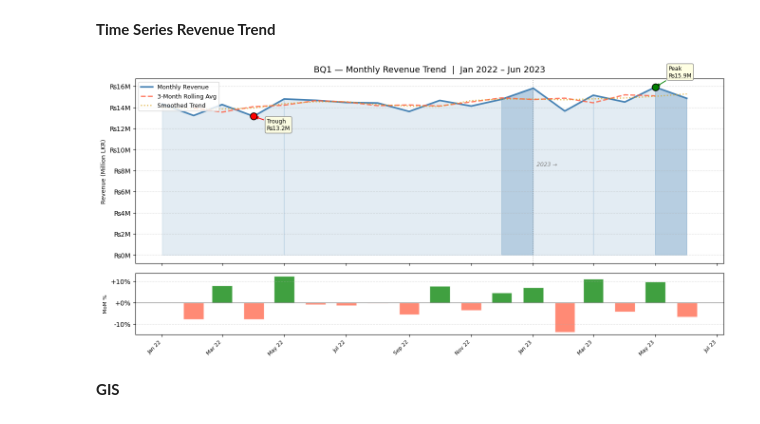
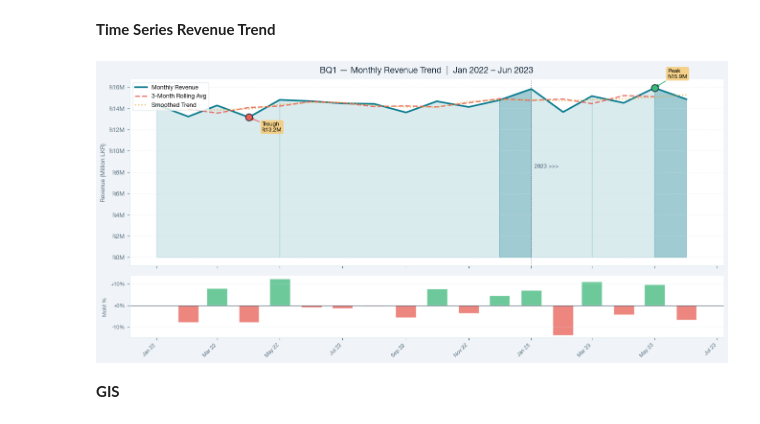
Before and after one commit to arjjunck/medical_data_sales, a Jupyter notebook: Medical_Sales/medical_sales.ipynb, the cells around one changed output. Drawn from its saved outputs; the diff is of its cells as text; code cells hidden in the pictures.

```diff
--- a/Medical_Sales/medical_sales.ipynb
+++ b/Medical_Sales/medical_sales.ipynb
@@ -305,7 +305,7 @@ sales_cleaned = pd.read_csv("pharmacy_cleaned.csv") #so this will be used in tab
 **Branding**
 # %%
 #font
-plt.rcParams["font.family"]   = "Source Sans Pro"
+plt.rcParams["font.family"]   = "Helvetica Neue"
 plt.rcParams["font.size"]     = 10
 plt.rcParams["axes.titlesize"]= 13
 plt.rcParams["axes.labelsize"]= 10
@@ -327,7 +327,7 @@ GRID    = "#D8E4EC"   # all grid lines and spines
 TEXT    = "#1A2B3C"   # titles, annotations
 SUBTLE  = "#5A7080"   # axis labels, subtitles, captions
 
-# ── Category colours (same order across all charts) ──────────────
+
 CAT_COLORS = [TEAL, CORAL, GOLD, MINT, PLUM,
               SLATE, AMBER, "#12A4BB", "#F28C88",
               "#F5CC7A", "#7ED4A3", "#B08DC7",
@@ -392,32 +392,35 @@ mom_pct     = monthly.pct_change() * 100  #MoM percentage change
 trend = savgol_filter(monthly.values / 1e6, window_length=7, polyorder=2)#smooth trend line
 
 fig = plt.figure(figsize=(16, 7))
+fig.patch.set_facecolor(BG)
 gs  = gridspec.GridSpec(2, 1, height_ratios=[3, 1], hspace=0.08)
 ax1 = fig.add_subplot(gs[0])
 ax2 = fig.add_subplot(gs[1], sharex=ax1)
 
+ax1.set_facecolor(PANEL)
+ax2.set_facecolor(PANEL)
 rev = monthly.values / 1e6
-ax1.fill_between(monthly.index, rev, alpha=0.15, color="steelblue")
+ax1.fill_between(monthly.index, rev, alpha=0.15, color=TEAL)
 
 p70 = np.percentile(rev, 70)
-ax1.fill_between(monthly.index, rev,where=rev > p70,alpha=0.28, color="steelblue")
-ax1.plot(monthly.index, rev,color="steelblue", linewidth=2.5,label="Monthly Revenue")
+ax1.fill_between(monthly.index, rev,where=rev > p70,alpha=0.28, color=TEAL)
+ax1.plot(monthly.index, rev,color=TEAL, linewidth=2.5,label="Monthly Revenue")
 
-ax1.plot(monthly.index, rolling_avg.values / 1e6,color="tomato",
+ax1.plot(monthly.index, rolling_avg.values / 1e6,color=CORAL,
          linewidth=2,linestyle="--", alpha=0.85,label="3-Month Rolling Avg")
-ax1.plot(monthly.index, trend,color="goldenrod", linewidth=1.8,
+ax1.plot(monthly.index, trend,color=GOLD, linewidth=1.8,
          linestyle=":", alpha=0.8,label="Smoothed Trend")
 
 peak_idx   = int(np.argmax(rev))
 trough_idx = int(np.argmin(rev))
 
 for idx, label, color, dy in [
-    (peak_idx,   "Peak",   "green", 0.5),
-    (trough_idx, "Trough", "red",  -0.7)
+    (peak_idx,   "Peak",   MINT, 0.5),
+    (trough_idx, "Trough", CORAL,  -0.7)
 ]:
     ax1.scatter(monthly.index[idx], rev[idx],
                 s=110, color=color, zorder=6,
-                edgecolors="black", linewidths=1.2)
+                edgecolors=TEXT, linewidths=1.2)
     ax1.annotate(
         f"{label}\n₨{rev[idx]:.1f}M",
         xy=(monthly.index[idx], rev[idx]),
@@ -426,47 +429,60 @@ for idx, label, color, dy in [
         fontsize=8.5,
         arrowprops=dict(arrowstyle="-|>", color=color,
                         lw=1.3, mutation_scale=9),
         bbox=dict(boxstyle="round,pad=0.3",
-                  fc="lightyellow", ec="grey", alpha=0.88)
+                  fc="#F5CC7A", ec="none", alpha=0.88)
     )
 
 sep_date = pd.Timestamp("2023-01-01")
-ax1.axvline(sep_date, color="grey", linewidth=1.2,
+ax1.axvline(sep_date, color=SLATE, linewidth=1.2,
             linestyle=":", alpha=0.6)
 ax1.text(sep_date, rev.max() * 0.53,
-         "  2023 →", fontsize=8.5,
-         color="grey", style="italic")
+         "  2023 >>>", fontsize=8.5,
+         color=SLATE, style="italic")
 
 
 
 ax1.yaxis.set_major_formatter(FuncFormatter(lambda v, _: f"₨{v:.0f}M"))
-ax1.set_ylabel("Revenue (Million LKR)", fontsize=9)
-ax1.grid(axis="y", linestyle="--", alpha=0.4)
-ax1.legend(loc="upper left", fontsize=9)
+ax1.set_ylabel("Revenue (Million LKR)", fontsize=9,color=SUBTLE)
+ax1.tick_params(colors=SUBTLE, labelsize=9)
+ax1.grid(axis="y",color=GRID, linestyle="--", alpha=0.4)
+ax1.legend(loc="upper left", fontsize=9,edgecolor=GRID)
+
+for sp in ["top", "right"]:
+    ax1.spines[sp].set_visible(False)
+for sp in ["bottom", "left"]:
+    ax1.spines[sp].set_color(GRID)
+
+
 ax1.set_title("BQ1 — Monthly Revenue Trend  |  Jan 2022 – Jun 2023",
-              fontsize=13, pad=10)
+              fontsize=13, pad=10,color=TEXT)
 
 
 plt.setp(ax1.get_xticklabels(), visible=False)
 
-bar_colors = ["green" if v >= 0 else "tomato" for v in mom_pct]
+bar_colors = [MINT if v >= 0 else CORAL for v in mom_pct]
 ax2.bar(monthly.index, mom_pct.values,
         color=bar_colors, alpha=0.75,
         width=20, edgecolor="white")
-ax2.axhline(0, color="grey", linewidth=0.8)
-ax2.set_ylabel("MoM %", fontsize=8)
+ax2.axhline(0, color=SLATE, linewidth=0.8)
+ax2.set_ylabel("MoM %", fontsize=8, color=SUBTLE)
+ax2.tick_params(colors=SUBTLE, labelsize=8)
 ax2.yaxis.set_major_formatter(FuncFormatter(lambda v, _: f"{v:+.0f}%"))
-ax2.grid(axis="y", linestyle="--", alpha=0.4)
+ax2.grid(axis="y", linestyle="--", alpha=0.4,color=GRID)
+
+for sp in ["top", "right"]:
+    ax2.spines[sp].set_visible(False)
+for sp in ["bottom", "left"]:
+    ax2.spines[sp].set_color(GRID)
 
 ax2.xaxis.set_major_formatter(mdates.DateFormatter("%b %y"))
 ax2.xaxis.set_major_locator(mdates.MonthLocator(interval=2))
 plt.setp(ax2.get_xticklabels(), rotation=45, ha="right", fontsize=8)
 
 plt.subplots_adjust()
-plt.savefig("BQ1_stage3.png", dpi=150, bbox_inches="tight")
 plt.show()
 # %% [output]
-[figure, old version]
+[figure, new version]
 # %% [markdown]
 **GIS**
 # %%
```
Also changed, not shown: parts of 2 cells of this notebook, 4 other files.
